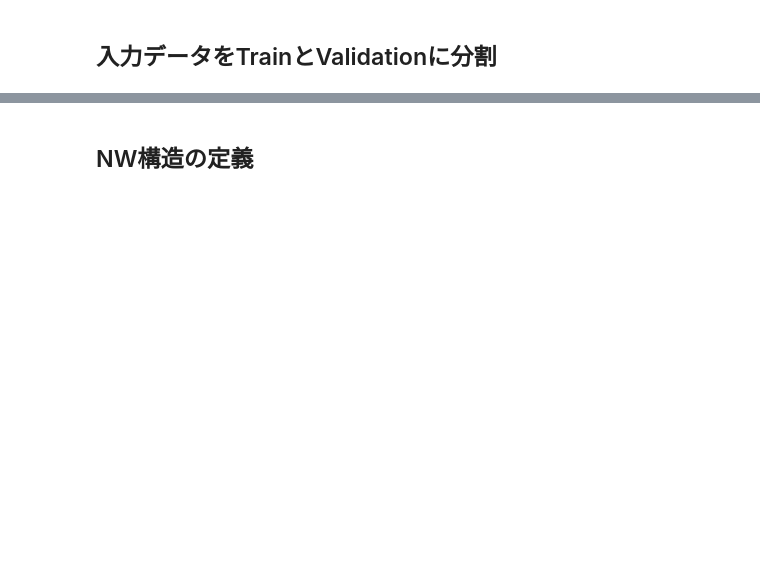
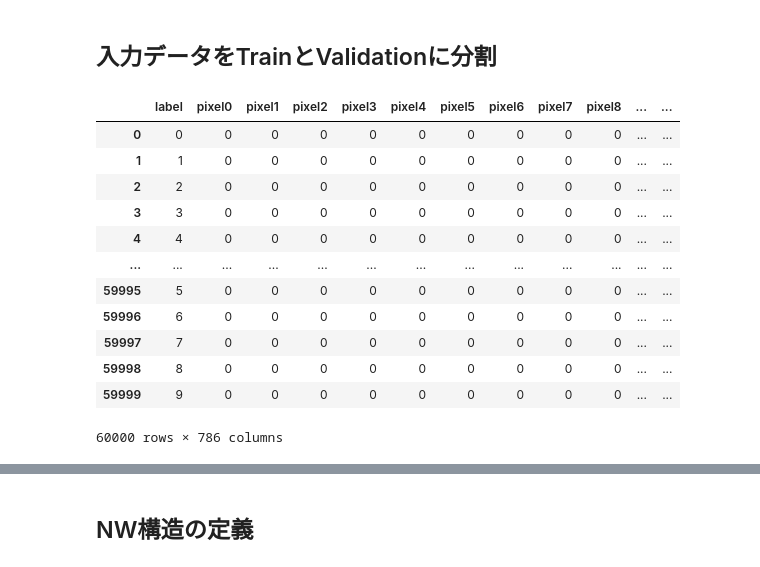
Before and after one commit to OgOg-0128/KannadaMNIST, a Jupyter notebook: kannada-mnist.ipynb, the cells around one changed output, grey strips where cells are left out. Drawn from its saved outputs; the diff is of its cells as text; code cells hidden in the pictures; blank space fills up the shorter version.

```diff
--- a/kannada-mnist.ipynb
+++ b/kannada-mnist.ipynb
@@ -7,2 +49,25 @@
 # %% [markdown]
 ## 入力データをTrainとValidationに分割
+# %%
+data['kfold'] = -1
+
+# 交差検証用にデータセットをcfg.fold_size分割（3-fold）してフォールドインデックスを格納
+kf = model_selection.KFold(n_splits=cfg.fold_size, shuffle=True, random_state=cfg.random_seed)
+for fold, (train_indices, valid_indices) in enumerate(kf.split(X=data)):
+  data.loc[valid_indices, 'kfold'] = fold
+# %%
+data
+# %% [output]
+|  | label | pixel0 | pixel1 | pixel2 | pixel3 | pixel4 | pixel5 | pixel6 | pixel7 | pixel8 | ... | ... |
+| 0 | 0 | 0 | 0 | 0 | 0 | 0 | 0 | 0 | 0 | 0 | ... | ... |
+| 1 | 1 | 0 | 0 | 0 | 0 | 0 | 0 | 0 | 0 | 0 | ... | ... |
+| 2 | 2 | 0 | 0 | 0 | 0 | 0 | 0 | 0 | 0 | 0 | ... | ... |
+| 3 | 3 | 0 | 0 | 0 | 0 | 0 | 0 | 0 | 0 | 0 | ... | ... |
+| 4 | 4 | 0 | 0 | 0 | 0 | 0 | 0 | 0 | 0 | 0 | ... | ... |
+| ... | ... | ... | ... | ... | ... | ... | ... | ... | ... | ... | ... | ... |
+| 59995 | 5 | 0 | 0 | 0 | 0 | 0 | 0 | 0 | 0 | 0 | ... | ... |
+| 59996 | 6 | 0 | 0 | 0 | 0 | 0 | 0 | 0 | 0 | 0 | ... | ... |
+| 59997 | 7 | 0 | 0 | 0 | 0 | 0 | 0 | 0 | 0 | 0 | ... | ... |
+| 59998 | 8 | 0 | 0 | 0 | 0 | 0 | 0 | 0 | 0 | 0 | ... | ... |
+| 59999 | 9 | 0 | 0 | 0 | 0 | 0 | 0 | 0 | 0 | 0 | ... | ... |
+60000 rows × 786 columns
```
Also changed, not shown: parts of 12 cells of this notebook.
